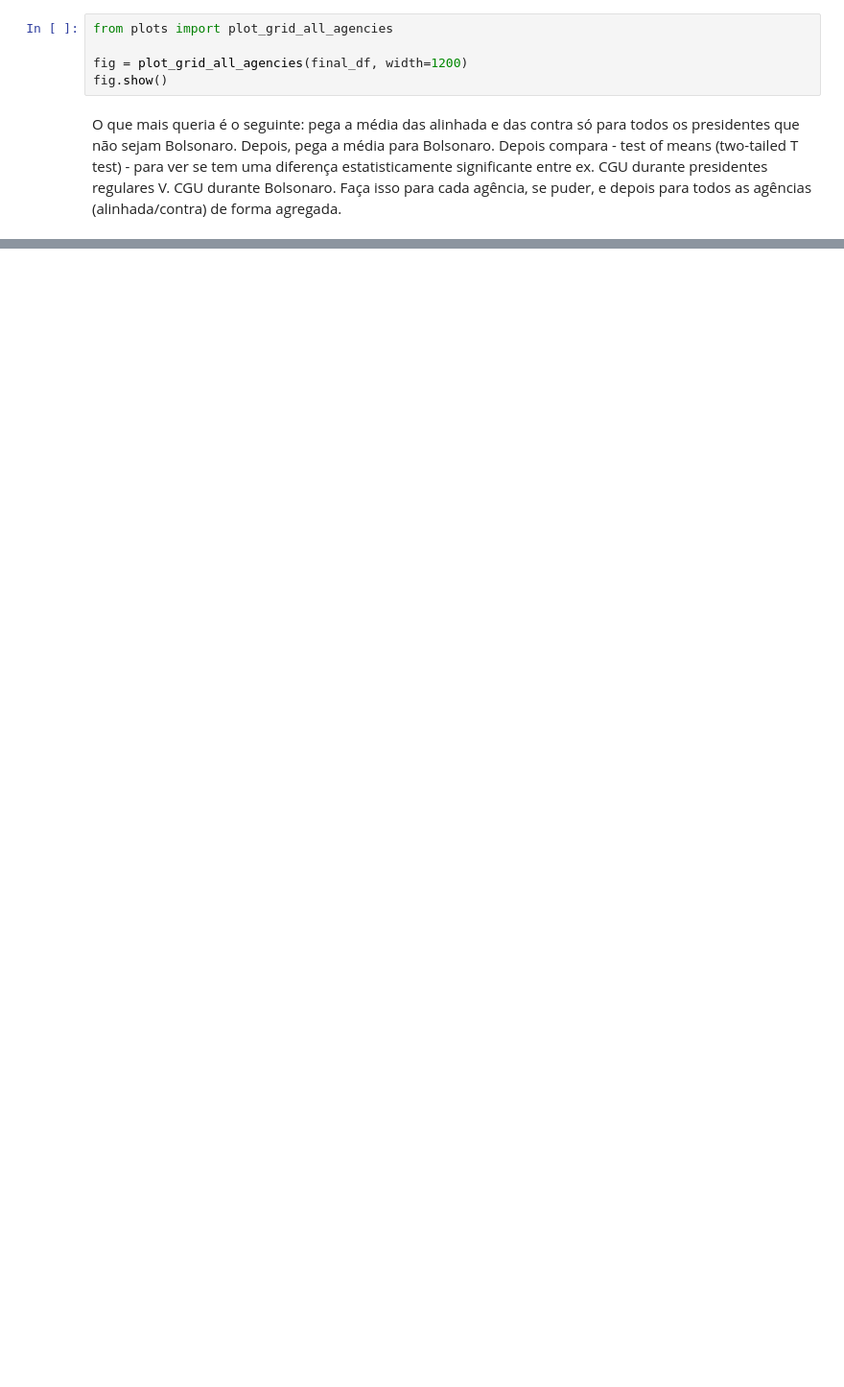
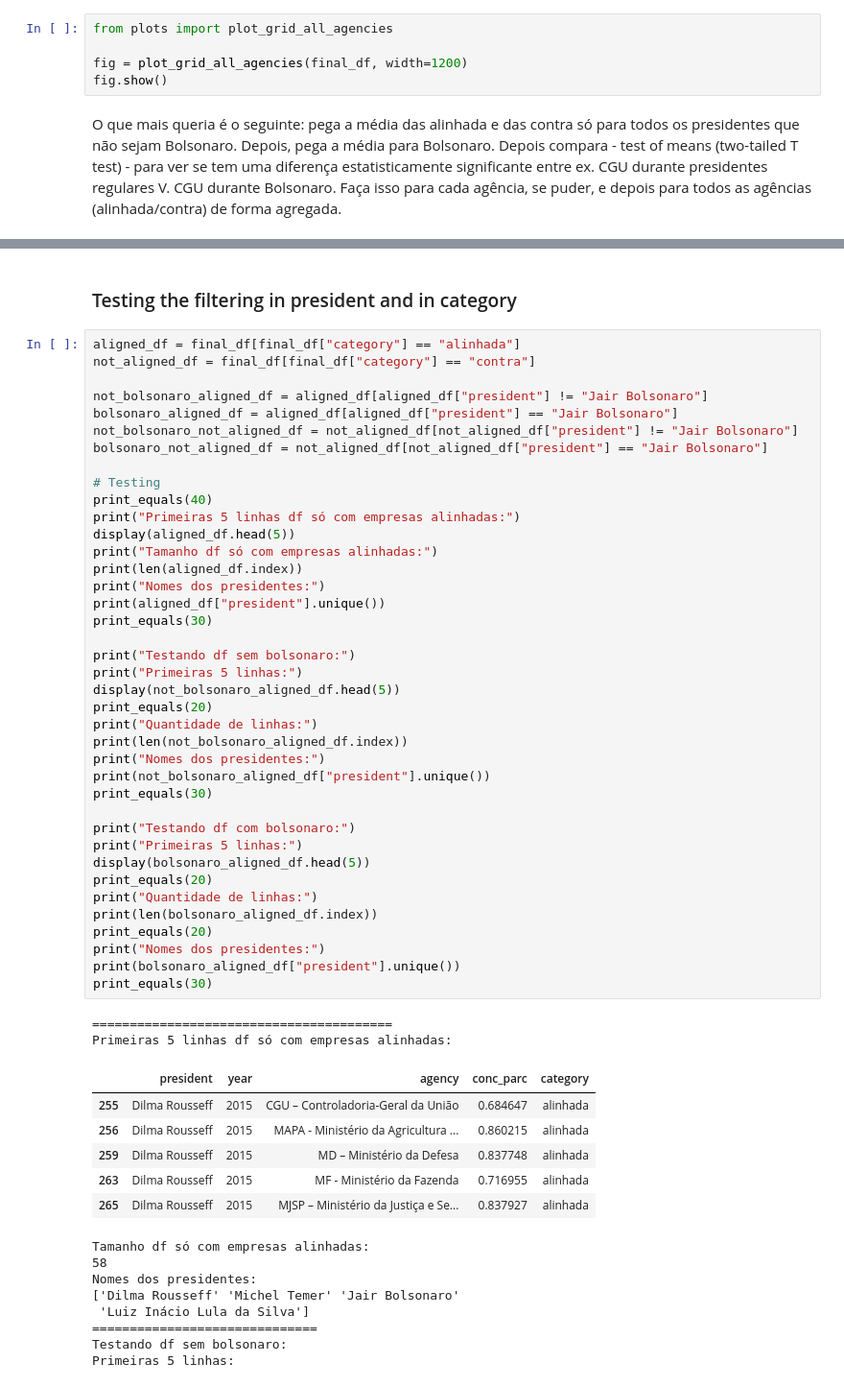
Before and after one commit to ddanieldma/ptp, a Jupyter notebook: brazil-aligned/exploring.ipynb, the cells around one changed output, grey strips where cells are left out. Shown at 96% size. Saved outputs shown, nothing was run; the diff lists cells and outputs as text; blank space fills up the shorter version.

```diff
--- a/brazil-aligned/exploring.ipynb
+++ b/brazil-aligned/exploring.ipynb
@@ -220,0 +233,58 @@ O que mais queria é o seguinte: pega a média das alinhada e das contra só par
+# %% [markdown]
+### Testing the filtering in president and in category
+# %%
+aligned_df = final_df[final_df["category"] == "alinhada"]
+not_aligned_df = final_df[final_df["category"] == "contra"]
+
+not_bolsonaro_aligned_df = aligned_df[aligned_df["president"] != "Jair Bolsonaro"]
+bolsonaro_aligned_df = aligned_df[aligned_df["president"] == "Jair Bolsonaro"]
+not_bolsonaro_not_aligned_df = not_aligned_df[not_aligned_df["president"] != "Jair Bolsonaro"]
+bolsonaro_not_aligned_df = not_aligned_df[not_aligned_df["president"] == "Jair Bolsonaro"]
+
+# Testing
+print_equals(40)
+print("Primeiras 5 linhas df só com empresas alinhadas:")
+display(aligned_df.head(5))
+print("Tamanho df só com empresas alinhadas:")
+print(len(aligned_df.index))
+print("Nomes dos presidentes:")
+print(aligned_df["president"].unique())
+print_equals(30)
+
+print("Testando df sem bolsonaro:")
+print("Primeiras 5 linhas:")
+display(not_bolsonaro_aligned_df.head(5))
+print_equals(20)
+print("Quantidade de linhas:")
+print(len(not_bolsonaro_aligned_df.index))
+print("Nomes dos presidentes:")
+print(not_bolsonaro_aligned_df["president"].unique())
+print_equals(30)
+
+print("Testando df com bolsonaro:")
+print("Primeiras 5 linhas:")
+display(bolsonaro_aligned_df.head(5))
+print_equals(20)
+print("Quantidade de linhas:")
+print(len(bolsonaro_aligned_df.index))
+print_equals(20)
+print("Nomes dos presidentes:")
+print(bolsonaro_aligned_df["president"].unique())
+print_equals(30)
+# %% [output]
+========================================
+Primeiras 5 linhas df só com empresas alinhadas:
+|  | president | year | agency | conc_parc | category |
+| 255 | Dilma Rousseff | 2015 | CGU – Controladoria-Geral da União | 0.684647 | alinhada |
+| 256 | Dilma Rousseff | 2015 | MAPA - Ministério da Agricultura ... | 0.860215 | alinhada |
+| 259 | Dilma Rousseff | 2015 | MD – Ministério da Defesa | 0.837748 | alinhada |
+| 263 | Dilma Rousseff | 2015 | MF - Ministério da Fazenda | 0.716955 | alinhada |
+| 265 | Dilma Rousseff | 2015 | MJSP – Ministério da Justiça e Se... | 0.837927 | alinhada |
+Tamanho df só com empresas alinhadas:
+58
+Nomes dos presidentes:
+['Dilma Rousseff' 'Michel Temer' 'Jair Bolsonaro'
+ 'Luiz Inácio Lula da Silva']
+==============================
+Testando df sem bolsonaro:
+Primeiras 5 linhas:
```
Also changed, not shown: parts of 7 cells of this notebook.
